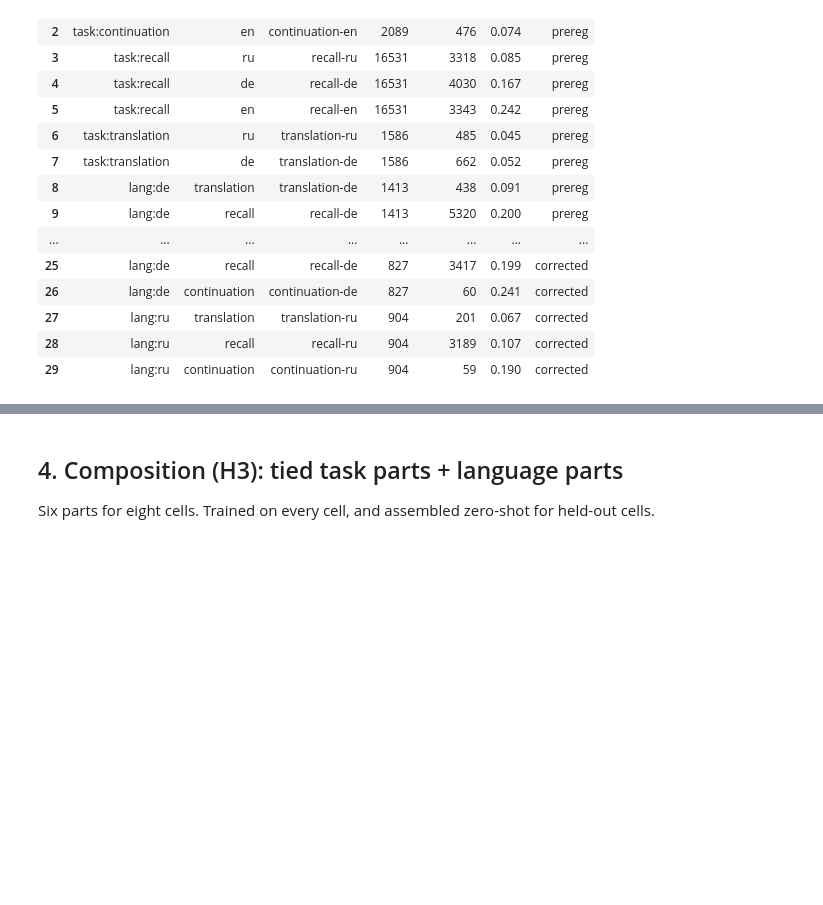
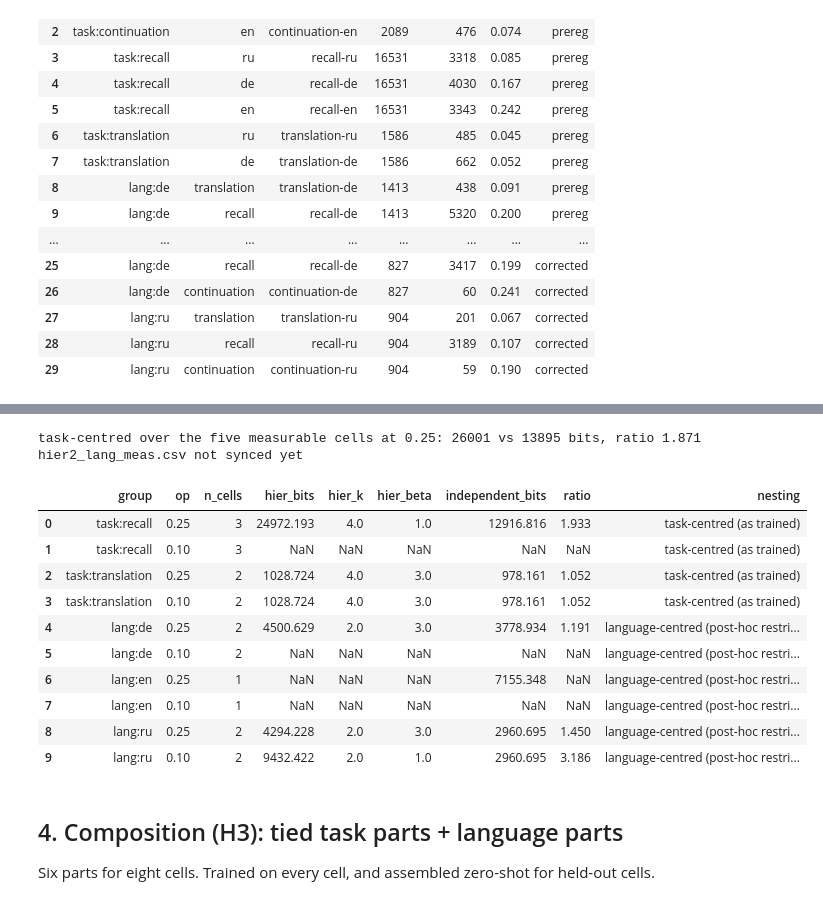
Before and after one commit to sirotenkogeorgii/prefix-programs, a Jupyter notebook: notebooks/01_figures.ipynb, the cells around one changed output, grey strips where cells are left out. Cells and saved outputs as stored; diff of their text form; code cells hidden in the pictures; blank space fills up the shorter version.

```diff
--- a/notebooks/01_figures.ipynb
+++ b/notebooks/01_figures.ipynb
@@ -381,3 +399,32 @@ mb = pd.concat([mb, mb2], ignore_index=True); mb.to_csv(TAB / "hier_members.csv"
+# %%
+def restricted(h, name):
+    if not len(h): return pd.DataFrame()
+    hm = h[h.cell.isin(load.MEASURABLE)]
+    if not len(hm): return pd.DataFrame()
+    return frontier.group_vs_independent(hm, frontier.hier_totals(hm, OPS), fr2, OPS).assign(nesting=name)
+hlm = hier_D("hier2_lang_meas")
+gvm = pd.concat([restricted(ht2, "task-centred (as trained)"), restricted(hl2, "language-centred (post-hoc restriction)"),
+                 restricted(hlm, "language-centred (retrained on measurable members)")], ignore_index=True)
+gvm.to_csv(TAB / "hier2_vs_independent_measurable.csv", index=False)
+tc = gvm[gvm.nesting.str.startswith("task") & (gvm.op == 0.25)]
+if len(tc): print(f"task-centred over the five measurable cells at 0.25: {tc.hier_bits.sum():.0f} vs {tc.independent_bits.sum():.0f} bits, ratio {tc.hier_bits.sum() / tc.independent_bits.sum():.3f}")
+if len(hlm): display(member_bits(hlm, frontier.hier_totals(hlm, OPS), 0.25).assign(protocol="corrected, measurable members"))
+else: print("hier2_lang_meas.csv not synced yet")
+gvm.round(3)
+# %% [output]
+task-centred over the five measurable cells at 0.25: 26001 vs 13895 bits, ratio 1.871
+hier2_lang_meas.csv not synced yet
+|  | group | op | n_cells | hier_bits | hier_k | hier_beta | independent_bits | ratio | nesting |
+| 0 | task:recall | 0.25 | 3 | 24972.193 | 4.0 | 1.0 | 12916.816 | 1.933 | task-centred (as trained) |
+| 1 | task:recall | 0.10 | 3 | NaN | NaN | NaN | NaN | NaN | task-centred (as trained) |
+| 2 | task:translation | 0.25 | 2 | 1028.724 | 4.0 | 3.0 | 978.161 | 1.052 | task-centred (as trained) |
+| 3 | task:translation | 0.10 | 2 | 1028.724 | 4.0 | 3.0 | 978.161 | 1.052 | task-centred (as trained) |
+| 4 | lang:de | 0.25 | 2 | 4500.629 | 2.0 | 3.0 | 3778.934 | 1.191 | language-centred (post-hoc restri... |
+| 5 | lang:de | 0.10 | 2 | NaN | NaN | NaN | NaN | NaN | language-centred (post-hoc restri... |
+| 6 | lang:en | 0.25 | 1 | NaN | NaN | NaN | 7155.348 | NaN | language-centred (post-hoc restri... |
+| 7 | lang:en | 0.10 | 1 | NaN | NaN | NaN | NaN | NaN | language-centred (post-hoc restri... |
+| 8 | lang:ru | 0.25 | 2 | 4294.228 | 2.0 | 3.0 | 2960.695 | 1.450 | language-centred (post-hoc restri... |
+| 9 | lang:ru | 0.10 | 2 | 9432.422 | 2.0 | 1.0 | 2960.695 | 3.186 | language-centred (post-hoc restri... |
 # %% [markdown]
 ## 4. Composition (H3): tied task parts + language parts
 
```
Also changed, not shown: parts of 4 cells of this notebook, 10 other files.
